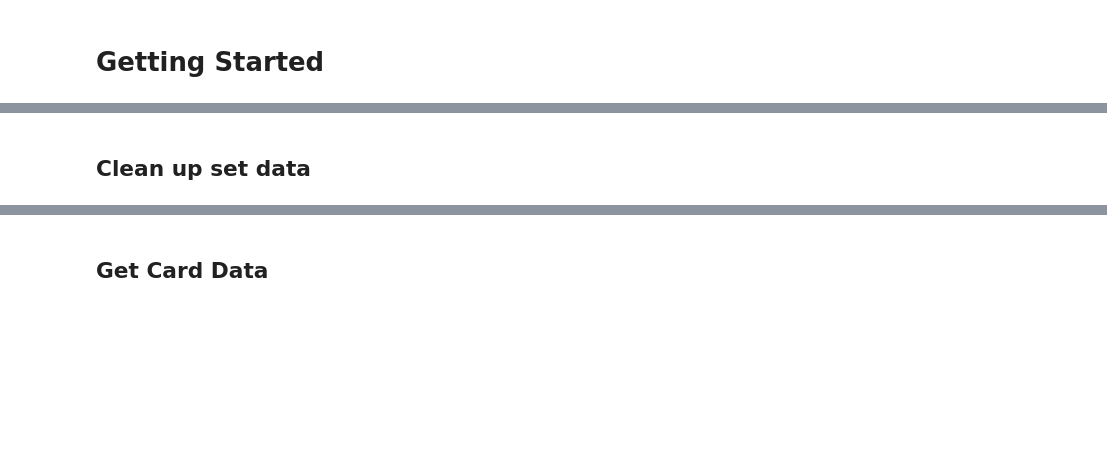
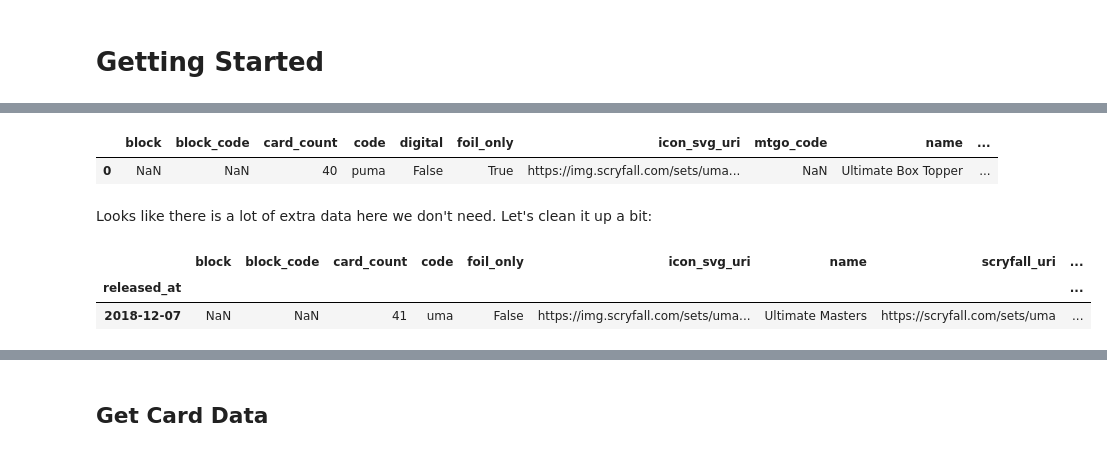
Before and after one commit to alexgcuevas/mystic-speculation, a Jupyter notebook: scrape/Scraping Scratchpad.ipynb, the cells around one changed output, grey strips where cells are left out. Drawn from its saved outputs; the diff is of its cells as text; code cells hidden in the pictures; blank space fills up the shorter version.

```diff
--- a/scrape/Scraping Scratchpad.ipynb
+++ b/scrape/Scraping Scratchpad.ipynb
@@ -15,12 +18,23 @@ link = 'https://api.scryfall.com/sets'
 response = requests.get(link)
 sets = response.json()['data']
 sets_df = pd.DataFrame(sets)
+sets_df.head(1)
+# %% [output]
+|  | block | block_code | card_count | code | digital | foil_only | icon_svg_uri | mtgo_code | name | ... |
+| 0 | NaN | NaN | 40 | puma | False | True | https://img.scryfall.com/sets/uma... | NaN | Ultimate Box Topper | ... |
-# %% [markdown]
-## Clean up set data
+# %% [markdown]
+
+Looks like there is a lot of extra data here we don't need. Let's clean it up a bit:
 # %%
-# Ignore sets with no release date (likely promotional / outliers), set release date to index
+# Ignore sets with no release date (likely promotional / outliers)
 sets_df.dropna(subset=['released_at'], inplace=True)
+# Set release date to index - chronological order makes sense, right?
 sets_df.set_index('released_at', inplace=True)
-
 # Remove repetitive information and online data
 sets_df.drop(['digital','mtgo_code','parent_set_code','object'], axis=1, inplace=True)
+
+sets_df.head(1)
+# %% [output]
+|  | block | block_code | card_count | code | foil_only | icon_svg_uri | name | scryfall_uri | ... |
+| released_at |  |  |  |  |  |  |  |  | ... |
+| 2018-12-07 | NaN | NaN | 41 | uma | False | https://img.scryfall.com/sets/uma... | Ultimate Masters | https://scryfall.com/sets/uma | ... |
```
Also changed, not shown: parts of 12 cells of this notebook, 1 other file.
